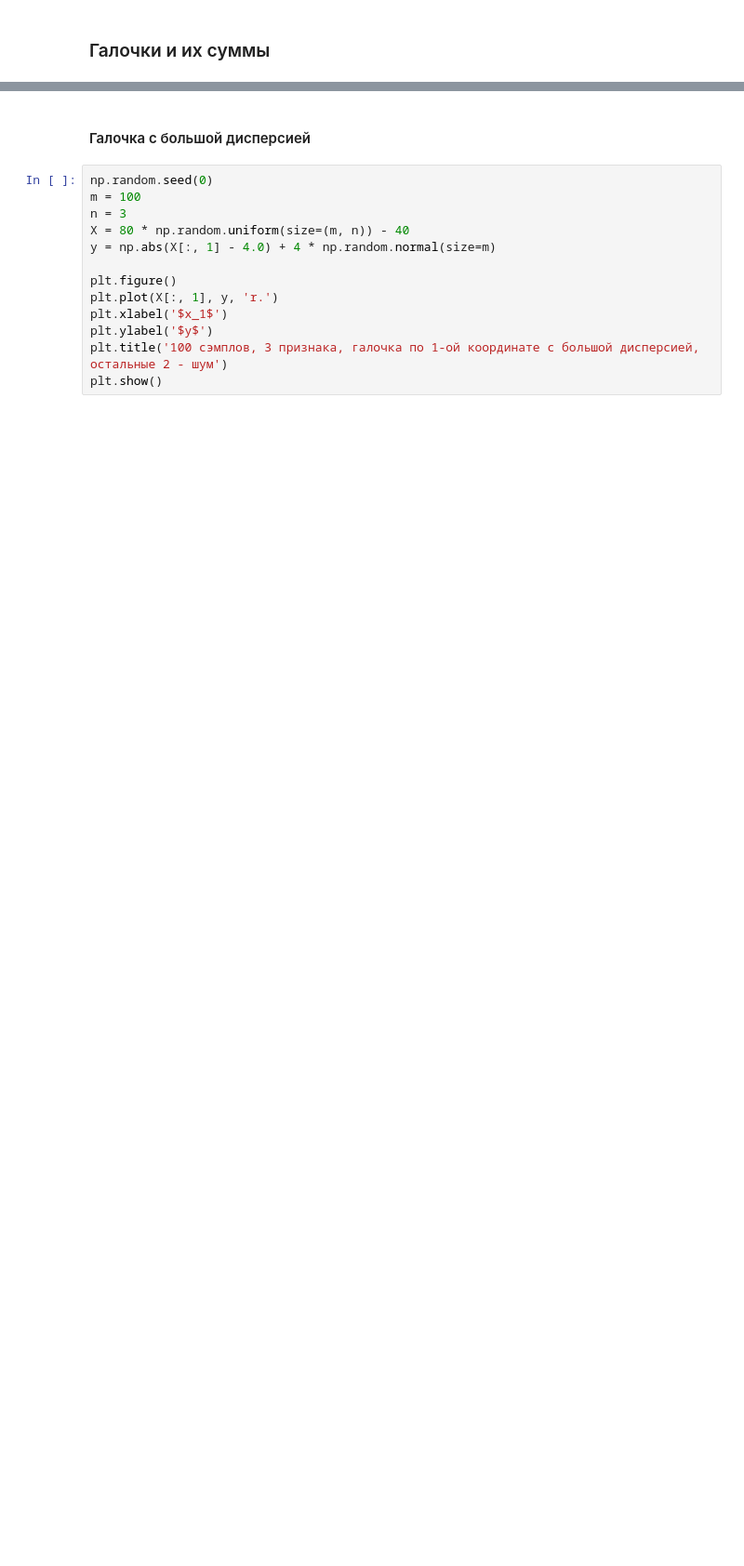
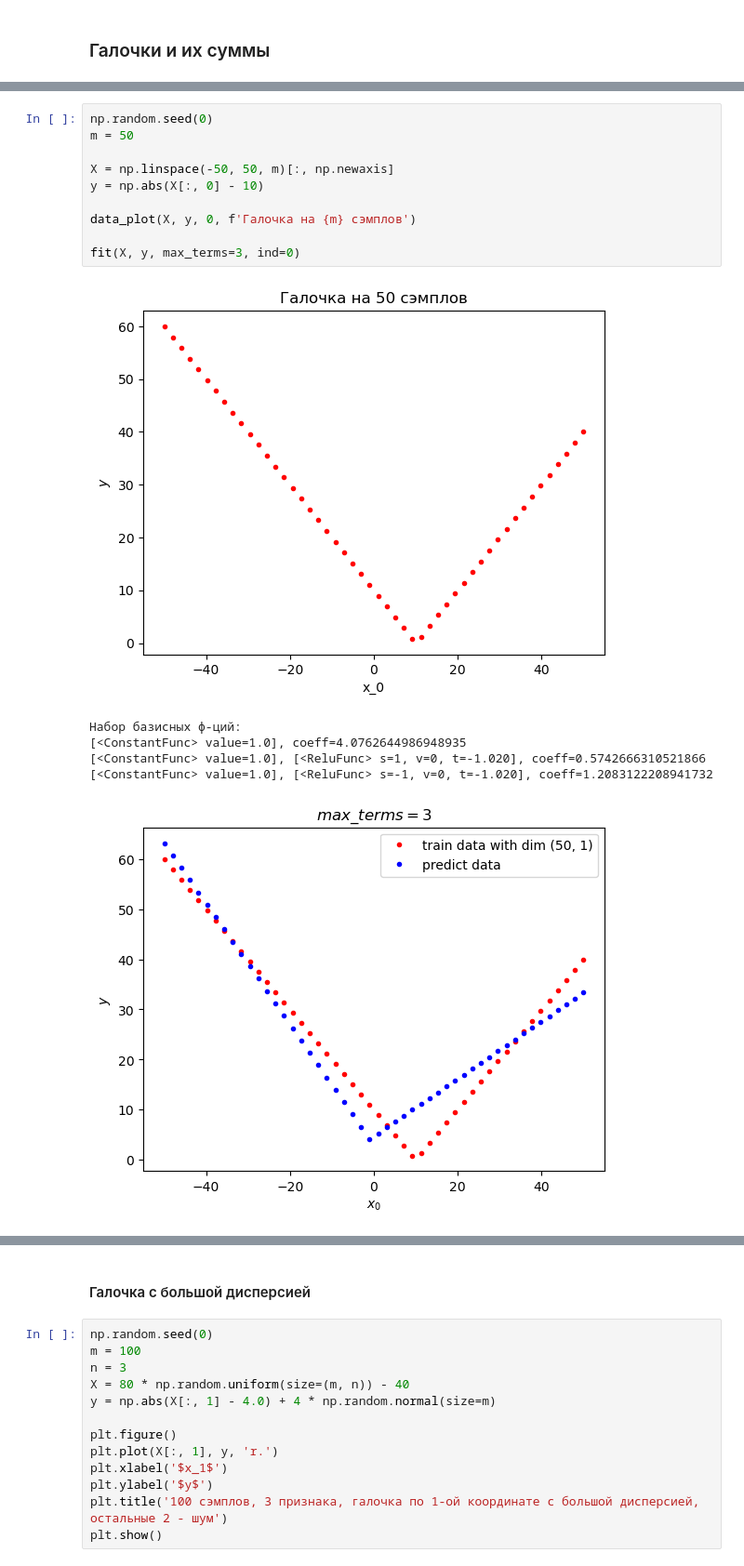
Before and after one commit to victorkitov/marsera, a Jupyter notebook: mars_datasets.ipynb, the cells around one changed output, grey strips where cells are left out. Shown at 93% size. Drawn from its saved outputs; the diff is of its cells as text; blank space fills up the shorter version.

```diff
--- a/mars_datasets.ipynb
+++ b/mars_datasets.ipynb
@@ -31,0 +42,17 @@ def fit(X, y, max_terms, ind=1):
+# %%
+np.random.seed(0)
+m = 50
+
+X = np.linspace(-50, 50, m)[:, np.newaxis]
+y = np.abs(X[:, 0] - 10)
+
+data_plot(X, y, 0, f'Галочка на {m} сэмплов')
+
+fit(X, y, max_terms=3, ind=0)
+# %% [output]
+[figure, added]
+Набор базисных ф-ций:
+[<ConstantFunc> value=1.0], coeff=4.0762644986948935
+[<ConstantFunc> value=1.0], [<ReluFunc> s=1, v=0, t=-1.020], coeff=0.5742666310521866
+[<ConstantFunc> value=1.0], [<ReluFunc> s=-1, v=0, t=-1.020], coeff=1.2083122208941732
+[figure, added]
```
Also changed, not shown: parts of 9 cells of this notebook, 1 other file.
